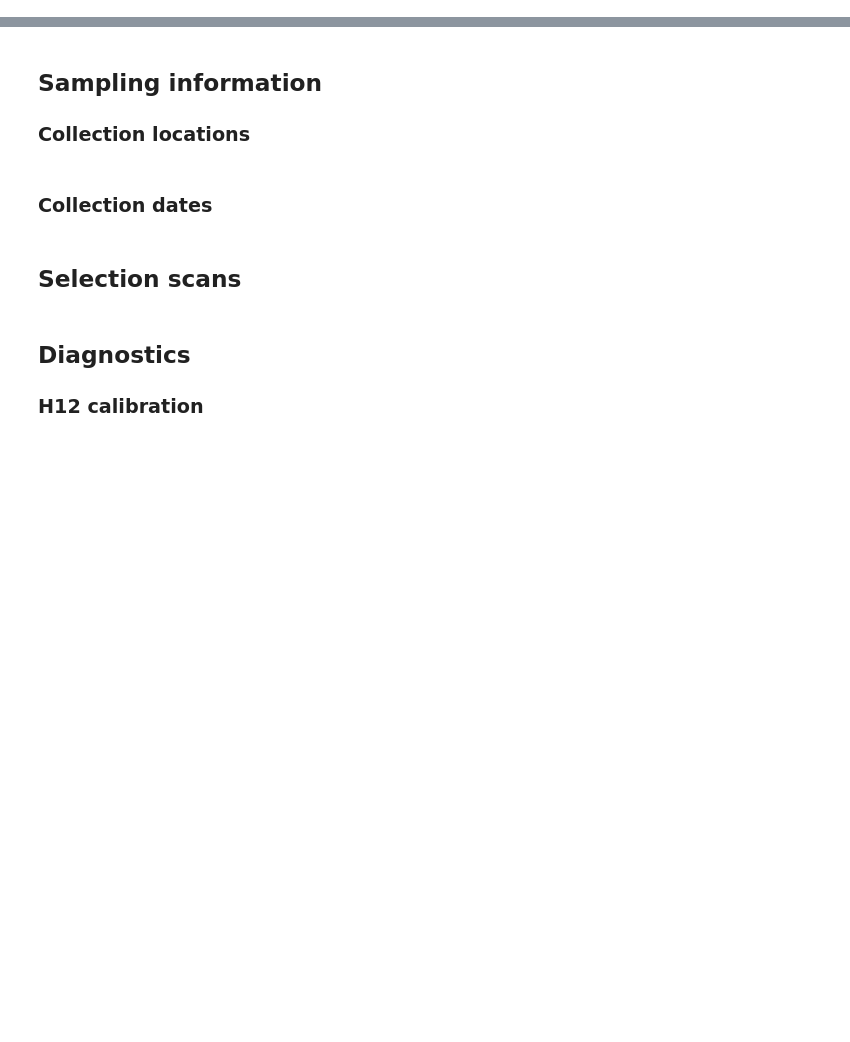
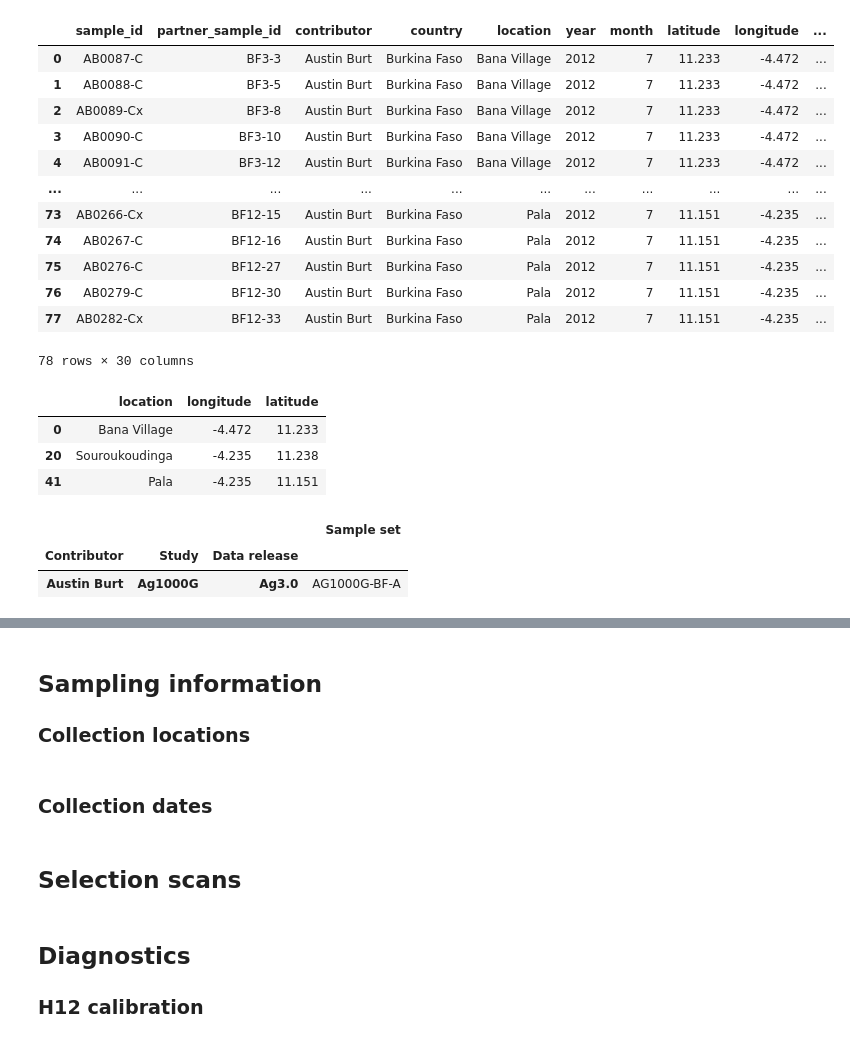
Before and after one commit to anopheles-genomic-surveillance/selection-atlas, a Jupyter notebook: workflow/notebooks/cohort-page.ipynb, the cells around one changed output, grey strips where cells are left out. Drawn from its saved outputs; the diff is of its cells as text; code cells hidden in the pictures; blank space fills up the shorter version.

```diff
--- a/workflow/notebooks/cohort-page.ipynb
+++ b/workflow/notebooks/cohort-page.ipynb
@@ -53,6 +87,20 @@ ag3
 # %%
-df_samples = ag3.sample_metadata()
-df_samples = df_samples.query(cohort['sample_query'])
+df_samples = ag3.sample_metadata(sample_query=cohort['sample_query'])
+df_samples
+# %% [output]
+|  | sample_id | partner_sample_id | contributor | country | location | year | month | latitude | longitude | ... |
+| 0 | AB0087-C | BF3-3 | Austin Burt | Burkina Faso | Bana Village | 2012 | 7 | 11.233 | -4.472 | ... |
+| 1 | AB0088-C | BF3-5 | Austin Burt | Burkina Faso | Bana Village | 2012 | 7 | 11.233 | -4.472 | ... |
+| 2 | AB0089-Cx | BF3-8 | Austin Burt | Burkina Faso | Bana Village | 2012 | 7 | 11.233 | -4.472 | ... |
+| 3 | AB0090-C | BF3-10 | Austin Burt | Burkina Faso | Bana Village | 2012 | 7 | 11.233 | -4.472 | ... |
+| 4 | AB0091-C | BF3-12 | Austin Burt | Burkina Faso | Bana Village | 2012 | 7 | 11.233 | -4.472 | ... |
+| ... | ... | ... | ... | ... | ... | ... | ... | ... | ... | ... |
+| 73 | AB0266-Cx | BF12-15 | Austin Burt | Burkina Faso | Pala | 2012 | 7 | 11.151 | -4.235 | ... |
+| 74 | AB0267-C | BF12-16 | Austin Burt | Burkina Faso | Pala | 2012 | 7 | 11.151 | -4.235 | ... |
+| 75 | AB0276-C | BF12-27 | Austin Burt | Burkina Faso | Pala | 2012 | 7 | 11.151 | -4.235 | ... |
+| 76 | AB0279-C | BF12-30 | Austin Burt | Burkina Faso | Pala | 2012 | 7 | 11.151 | -4.235 | ... |
+| 77 | AB0282-Cx | BF12-33 | Austin Burt | Burkina Faso | Pala | 2012 | 7 | 11.151 | -4.235 | ... |
+78 rows × 30 columns
 # %%
 def add_empty_months(df, cohort_id):
     quarter = cohort_id[-2:]
@@ -80,4 +128,33 @@ else:
     df_collection_dates['month'] = pd.to_datetime(df_collection_dates['month'], format='%m').dt.month_name()
     start_month = df_collection_dates.query("count > 0").month.min()
     end_month = df_collection_dates.query("count > 0").month.max()
+# %%
+df_locations = df_samples[["location", "longitude", "latitude"]].drop_duplicates()
+df_locations
+# %% [output]
+|  | location | longitude | latitude |
+| 0 | Bana Village | -4.472 | 11.233 |
+| 20 | Souroukoudinga | -4.235 | 11.238 |
+| 41 | Pala | -4.235 | 11.151 |
+# %%
+df_contributors = df_samples[["release", "sample_set", "contributor"]].drop_duplicates()
+df_contributors["study"] = df_contributors.apply(
+    lambda v: "Ag1000G" if v["sample_set"].startswith("AG1000G") else "TODO",
+    axis="columns"
+)
+df_contributors["release"] = df_contributors["release"].apply(
+    lambda v: f"Ag{v}"
+)
+df_contributors.rename(columns={
+    "contributor": "Contributor",
+    "study": "Study",
+    "release": "Data release",
+    "sample_set": "Sample set",
+}, inplace=True)
+df_contributors.set_index(["Contributor", "Study", "Data release"], inplace=True)
+df_contributors
+# %% [output]
+|  |  |  | Sample set |
+| Contributor | Study | Data release |  |
+| Austin Burt | Ag1000G | Ag3.0 | AG1000G-BF-A |
 # %%
```
Also changed, not shown: parts of 4 cells of this notebook.
